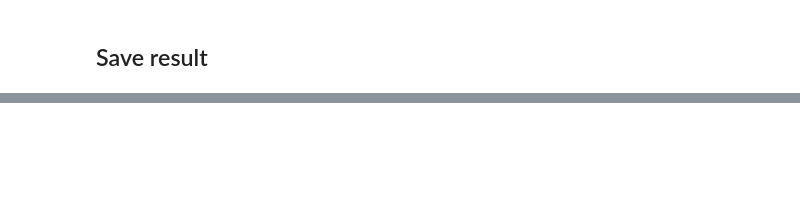
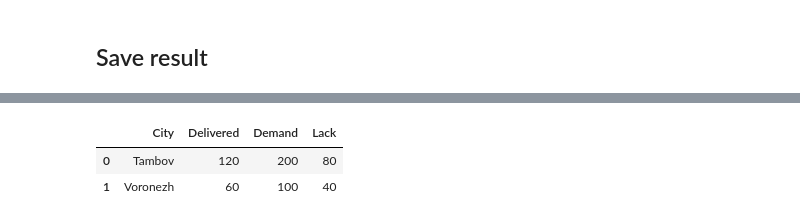
Before and after one commit to alexey-x/Vehicle-Routing, a Jupyter notebook: task_py/01_single_city_single_order.ipynb, the cells around one changed output, grey strips where cells are left out. Drawn from its saved outputs; the diff is of its cells as text; code cells hidden in the pictures; blank space fills up the shorter version.

```diff
--- a/task_py/01_single_city_single_order.ipynb
+++ b/task_py/01_single_city_single_order.ipynb
@@ -206,7 +174,7 @@ for k in cars:
 # %%
 for i in cities:
     # every city visited at least once by one vehicle
-    # pbm += plp.lpSum(y[k, n, i] for k in cars for n in trips) >= 1
+    pbm += plp.lpSum(y[k, n, i] for k in cars for n in trips) >= 1
 
     # demand
     pbm += plp.lpSum(d[k, n, i] for k in cars for n in trips) == orders.loc[i].Demand - lack[i]
@@ -241,9 +233,9 @@ cols = ["CarName",
         "TripNumber",
         "City_From",
         "City_To",
-        "Delivered",
+        "DeliveredPerTrip",
         "Lack",
-        "StartTime",
+        "DepartueTime",
         "ArrivalTime", "Deliver_From", "Deliver_To"]
 result = pd.DataFrame(columns=cols)
 row_number = 0
@@ -275,10 +275,16 @@ result
 # %%
 cols = ["City",
+        "Delivered",
         "Demand",
         "Lack"]
 delivery = pd.DataFrame(columns=cols)
 row_number = 0
 for i in cities:
-    delivery.loc[row_number, cols] = i, orders.loc[i].Demand, lack[i].value()
+    delivered = sum((d[k, n, i].value() for k in cars for n in trips))
+    delivery.loc[row_number, cols] = i, delivered, orders.loc[i].Demand, lack[i].value()
     row_number += 1
 delivery
+# %% [output]
+|  | City | Delivered | Demand | Lack |
+| 0 | Tambov | 120 | 200 | 80 |
+| 1 | Voronezh | 60 | 100 | 40 |
```
Also changed, not shown: parts of 22 cells of this notebook, 5 other files.
